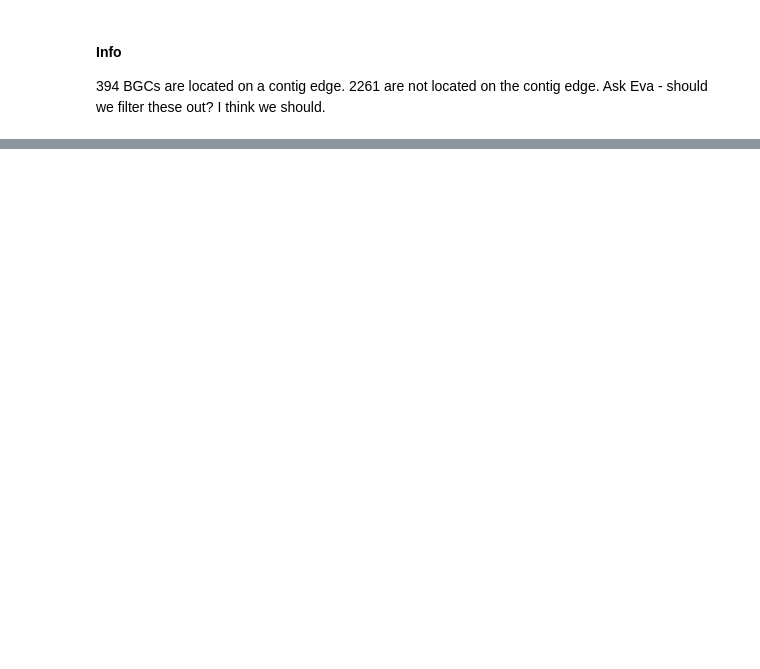
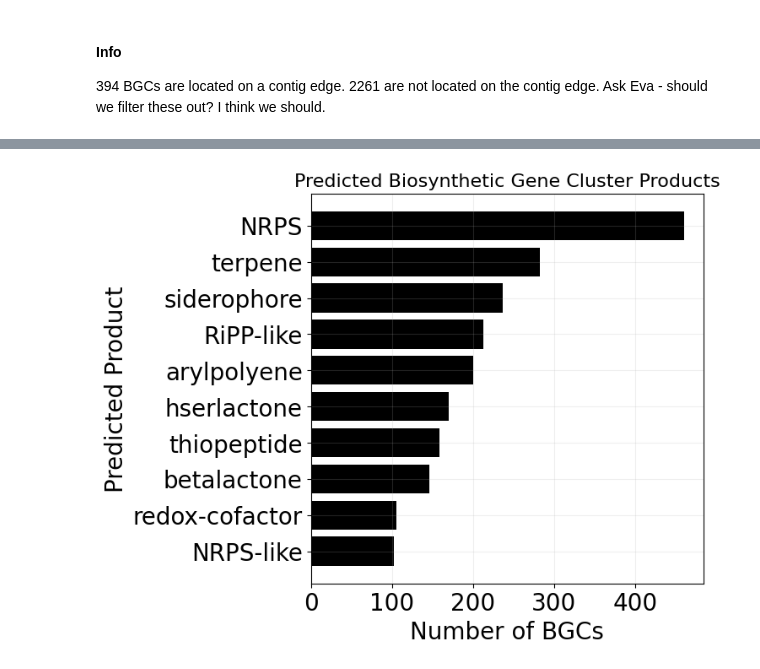
Before and after one commit to aidanfoo96/MosAIC_BGC, a Jupyter notebook: 01_QC_Metrics_antiSMASH_GBK.ipynb, the cells around one changed output, grey strips where cells are left out. Drawn from its saved outputs; the diff is of its cells as text; code cells hidden in the pictures; blank space fills up the shorter version.

```diff
--- a/01_QC_Metrics_antiSMASH_GBK.ipynb
+++ b/01_QC_Metrics_antiSMASH_GBK.ipynb
@@ -136,0 +175,21 @@ Ask Eva - should we filter these out? I think we should.
+# %%
+# filter for top 10 products and plot
+products_summarised_top_ten = products_summarised.tail(10)
+
+# plot
+plt.figure(figsize=(6, 6))  # Set the figure size
+
+# Adjust ticks and grid
+plt.xticks(fontsize=20)
+plt.yticks(fontsize=20)
+plt.grid(axis='both', linestyle='-', alpha=0.2)
+plt.title("Predicted Biosynthetic Gene Cluster Products", fontsize=16)  # Change the title font size
+plt.xlabel("Number of BGCs", fontsize=20)  # Change the x-axis label font size
+plt.ylabel("Predicted Product", fontsize=20)
+
+plt.barh(y = products_summarised_top_ten['product'], width = products_summarised_top_ten['sampleID'], color='black')  # Create the bar chart
+
+
+plt.savefig("091023_TopTen_BGC_products.png", dpi = 600, bbox_inches = 'tight')
+# %% [output]
+[figure, added]
```
Also changed, not shown: parts of 10 cells of this notebook, 1 other file.
